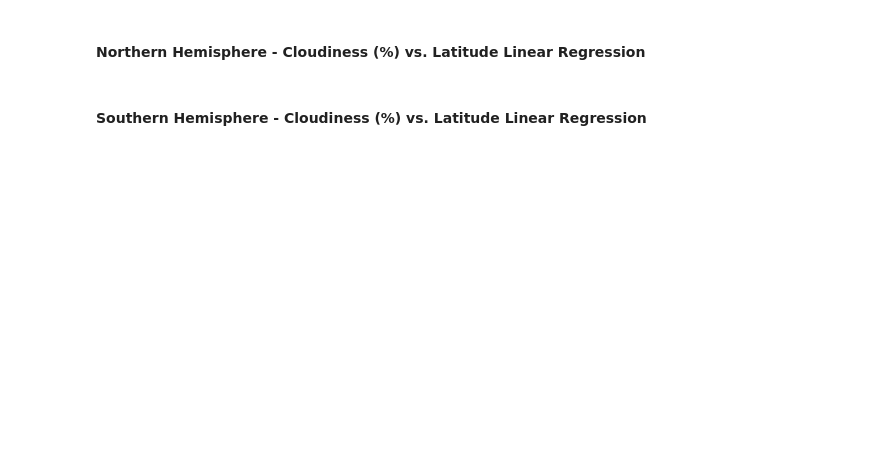
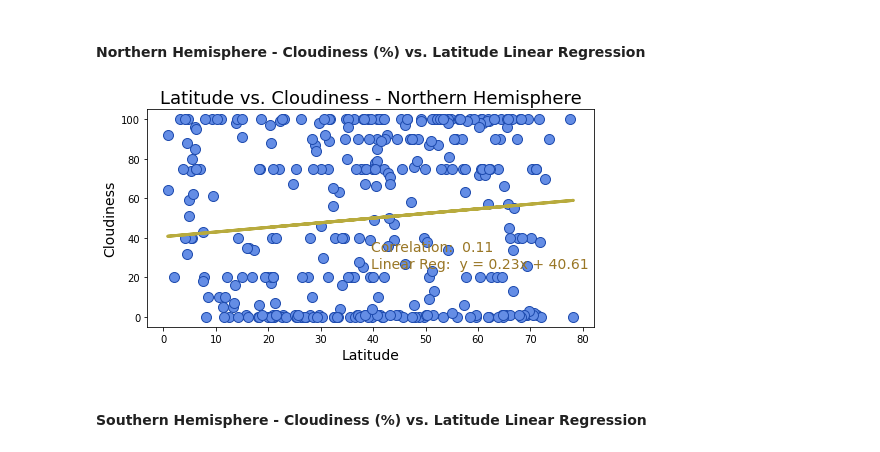
Before and after one commit to beaujeffrey03/python-api-challenge, a Jupyter notebook: WeatherPy/WeatherPy.ipynb, the cells around one changed output. Drawn from its saved outputs; the diff is of its cells as text; code cells hidden in the pictures; blank space fills up the shorter version.

```diff
--- a/WeatherPy/WeatherPy.ipynb
+++ b/WeatherPy/WeatherPy.ipynb
@@ -359,4 +367,25 @@ plt.show()
 # %% [markdown]
 ####  Northern Hemisphere - Cloudiness (%) vs. Latitude Linear Regression
+# %%
+n_lat_x = northern_df['Lat']
+n_cloud_y = northern_df['Cloudiness']
+
+n_cloud_slope, n_cloud_int, n_cloud_r, n_cloud_p, n_cloud_std_err = linregress(n_lat_x, n_cloud_y)
+n_cloud_regression = n_cloud_slope * n_lat_x + n_cloud_int
+n_cloud_regression_txt = f'y = {str(round(n_cloud_slope,2))}x + {str(round(n_cloud_int,2))}'
+
+plt.figure(figsize=(8, 4))
+plt.scatter(n_lat_x, n_cloud_y, marker='o', facecolors="#648DE5", edgecolors="#1e4bae", s=100)
+plt.plot(n_lat_x, n_cloud_regression, color='#B8AB3E', linewidth=3)
+plt.title('Latitude vs. Cloudiness - Northern Hemisphere', fontsize=18)
+plt.xlabel('Latitude', fontsize=14)
+plt.ylabel('Cloudiness', fontsize=14)
+plt.annotate(f'Correlation:  {round(n_cloud_r, 2)}', xy=(0.50, 0.35), xycoords='axes fraction', \
+             fontsize=14, color='#997625')
+plt.annotate(f'Linear Reg:  {n_cloud_regression_txt}', xy=(0.50, 0.27), xycoords='axes fraction', \
+             fontsize=14, color='#997625')
+plt.show()
+# %% [output]
+[figure, added]
 # %% [markdown]
 ####  Southern Hemisphere - Cloudiness (%) vs. Latitude Linear Regression
```
Also changed, not shown: parts of 20 cells of this notebook, 1 other file.
